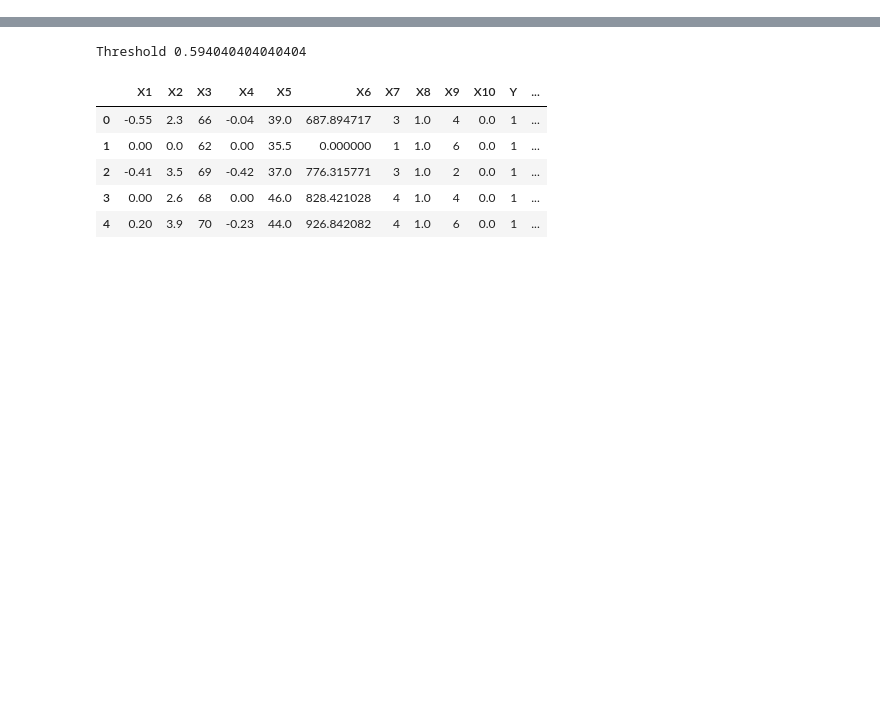
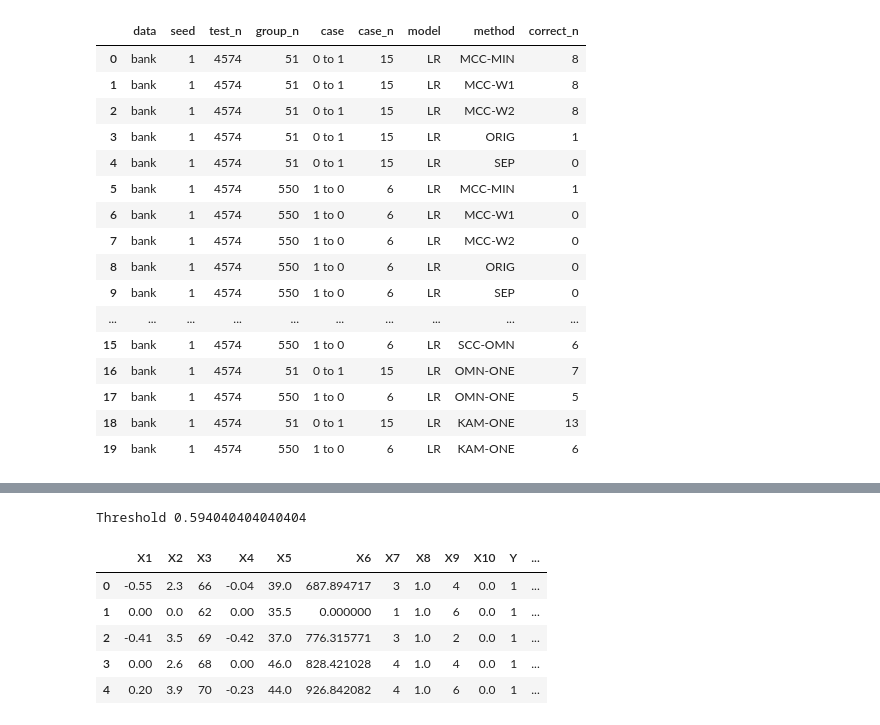
Before and after one commit to KeYang0923/NonInvasiveTool4FairML, a Jupyter notebook: Opt_MCC_parameters.ipynb, the cells around one changed output, grey strips where cells are left out. Cells and saved outputs as stored; diff of their text form; code cells hidden in the pictures; blank space fills up the shorter version.

```diff
--- a/Opt_MCC_parameters.ipynb
+++ b/Opt_MCC_parameters.ipynb
@@ -32,0 +58,20 @@ test_df.head()
+# %%
+mcc_df.query('seed==1')
+# %% [output]
+|  | data | seed | test_n | group_n | case | case_n | model | method | correct_n |
+| 0 | bank | 1 | 4574 | 51 | 0 to 1 | 15 | LR | MCC-MIN | 8 |
+| 1 | bank | 1 | 4574 | 51 | 0 to 1 | 15 | LR | MCC-W1 | 8 |
+| 2 | bank | 1 | 4574 | 51 | 0 to 1 | 15 | LR | MCC-W2 | 8 |
+| 3 | bank | 1 | 4574 | 51 | 0 to 1 | 15 | LR | ORIG | 1 |
+| 4 | bank | 1 | 4574 | 51 | 0 to 1 | 15 | LR | SEP | 0 |
+| 5 | bank | 1 | 4574 | 550 | 1 to 0 | 6 | LR | MCC-MIN | 1 |
+| 6 | bank | 1 | 4574 | 550 | 1 to 0 | 6 | LR | MCC-W1 | 0 |
+| 7 | bank | 1 | 4574 | 550 | 1 to 0 | 6 | LR | MCC-W2 | 0 |
+| 8 | bank | 1 | 4574 | 550 | 1 to 0 | 6 | LR | ORIG | 0 |
+| 9 | bank | 1 | 4574 | 550 | 1 to 0 | 6 | LR | SEP | 0 |
+| ... | ... | ... | ... | ... | ... | ... | ... | ... | ... |
+| 15 | bank | 1 | 4574 | 550 | 1 to 0 | 6 | LR | SCC-OMN | 6 |
+| 16 | bank | 1 | 4574 | 51 | 0 to 1 | 15 | LR | OMN-ONE | 7 |
+| 17 | bank | 1 | 4574 | 550 | 1 to 0 | 6 | LR | OMN-ONE | 5 |
+| 18 | bank | 1 | 4574 | 51 | 0 to 1 | 15 | LR | KAM-ONE | 13 |
+| 19 | bank | 1 | 4574 | 550 | 1 to 0 | 6 | LR | KAM-ONE | 6 |
```
Also changed, not shown: parts of 9 cells of this notebook, 30 other files.
